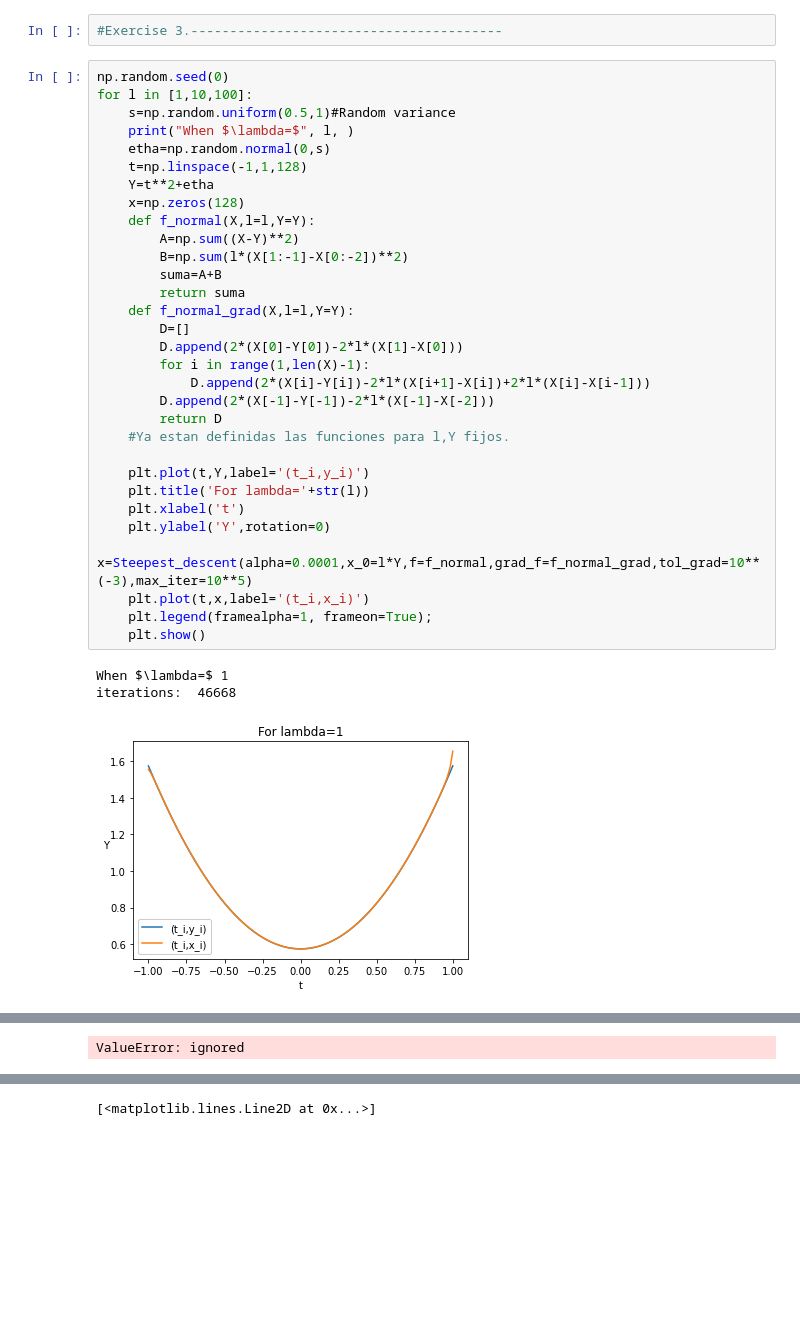
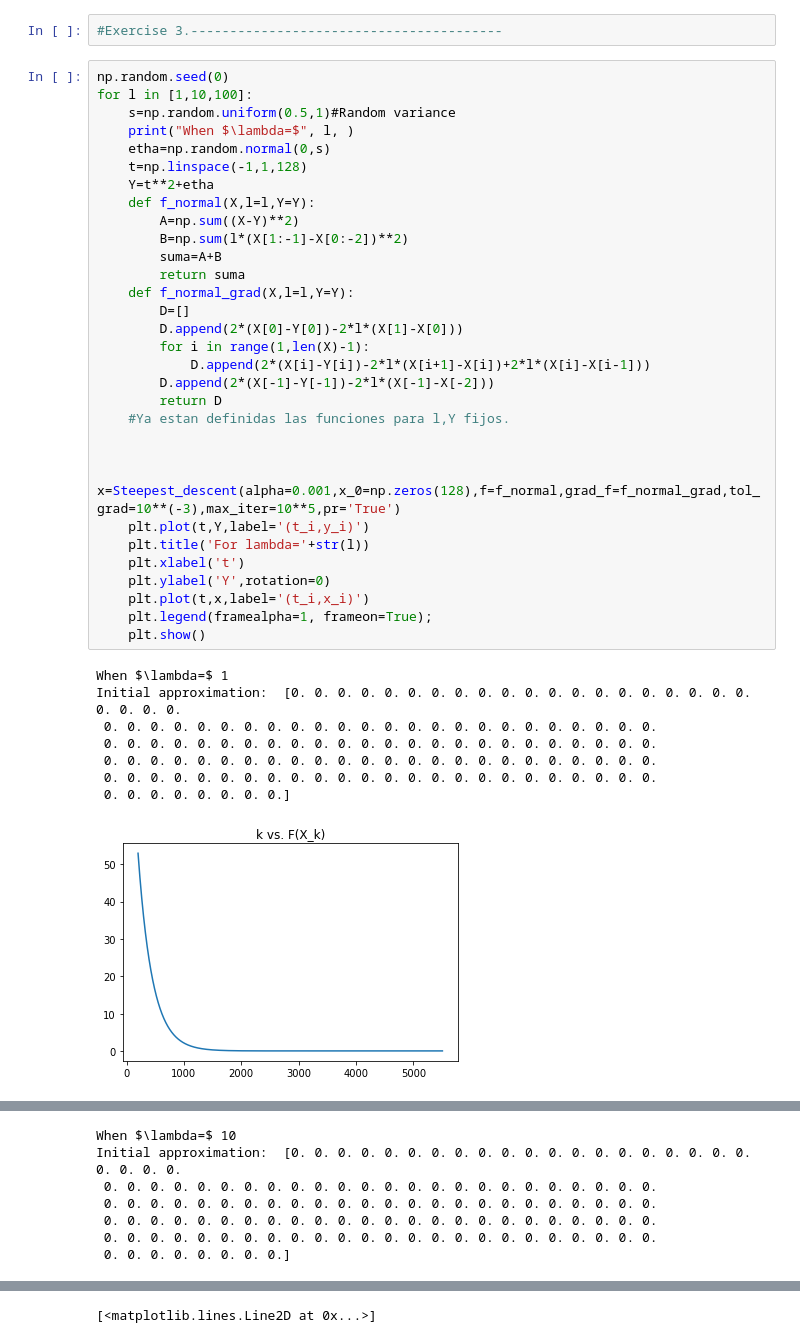
Before and after one commit to JairEsc/Mat_Apl, a Jupyter notebook: Opt_T4.ipynb, the cells around one changed output, grey strips where cells are left out. Saved outputs shown, nothing was run; the diff lists cells and outputs as text; blank space fills up the shorter version.

```diff
--- a/Opt_T4.ipynb
+++ b/Opt_T4.ipynb
@@ -369,34 +369,39 @@ f-Value:  3.3071320058463095e-18
 np.random.seed(0)
 for l in [1,10,100]:
     s=np.random.uniform(0.5,1)#Random variance
     print("When $\lambda=$", l, )
     etha=np.random.normal(0,s)
     t=np.linspace(-1,1,128)
     Y=t**2+etha
-    x=np.zeros(128)
     def f_normal(X,l=l,Y=Y):
         A=np.sum((X-Y)**2)
         B=np.sum(l*(X[1:-1]-X[0:-2])**2)
         suma=A+B
         return suma
     def f_normal_grad(X,l=l,Y=Y):
         D=[]
         D.append(2*(X[0]-Y[0])-2*l*(X[1]-X[0]))
         for i in range(1,len(X)-1):
             D.append(2*(X[i]-Y[i])-2*l*(X[i+1]-X[i])+2*l*(X[i]-X[i-1]))
         D.append(2*(X[-1]-Y[-1])-2*l*(X[-1]-X[-2]))
         return D
     #Ya estan definidas las funciones para l,Y fijos.
 
+
+    x=Steepest_descent(alpha=0.001,x_0=np.zeros(128),f=f_normal,grad_f=f_normal_grad,tol_grad=10**(-3),max_iter=10**5,pr='True')
     plt.plot(t,Y,label='(t_i,y_i)')
     plt.title('For lambda='+str(l))
     plt.xlabel('t')
     plt.ylabel('Y',rotation=0)
-    x=Steepest_descent(alpha=0.0001,x_0=l*Y,f=f_normal,grad_f=f_normal_grad,tol_grad=10**(-3),max_iter=10**5)
     plt.plot(t,x,label='(t_i,x_i)')
     plt.legend(framealpha=1, frameon=True);
     plt.show()
 # %% [output]
 When $\lambda=$ 1
-iterations:  46668
+Initial approximation:  [0. 0. 0. 0. 0. 0. 0. 0. 0. 0. 0. 0. 0. 0. 0. 0. 0. 0. 0. 0. 0. 0. 0. 0.
+ 0. 0. 0. 0. 0. 0. 0. 0. 0. 0. 0. 0. 0. 0. 0. 0. 0. 0. 0. 0. 0. 0. 0. 0.
+ 0. 0. 0. 0. 0. 0. 0. 0. 0. 0. 0. 0. 0. 0. 0. 0. 0. 0. 0. 0. 0. 0. 0. 0.
+ 0. 0. 0. 0. 0. 0. 0. 0. 0. 0. 0. 0. 0. 0. 0. 0. 0. 0. 0. 0. 0. 0. 0. 0.
+ 0. 0. 0. 0. 0. 0. 0. 0. 0. 0. 0. 0. 0. 0. 0. 0. 0. 0. 0. 0. 0. 0. 0. 0.
+ 0. 0. 0. 0. 0. 0. 0. 0.]
-[figure, old version]
+[figure, new version]
@@ -420 +411,7 @@ Last iteration: [2.11918400e+00 2.11132784e+00 2.09804416e+00 2.08130351e+00
-ValueError: ignored
+When $\lambda=$ 10
+Initial approximation:  [0. 0. 0. 0. 0. 0. 0. 0. 0. 0. 0. 0. 0. 0. 0. 0. 0. 0. 0. 0. 0. 0. 0. 0.
+ 0. 0. 0. 0. 0. 0. 0. 0. 0. 0. 0. 0. 0. 0. 0. 0. 0. 0. 0. 0. 0. 0. 0. 0.
+ 0. 0. 0. 0. 0. 0. 0. 0. 0. 0. 0. 0. 0. 0. 0. 0. 0. 0. 0. 0. 0. 0. 0. 0.
+ 0. 0. 0. 0. 0. 0. 0. 0. 0. 0. 0. 0. 0. 0. 0. 0. 0. 0. 0. 0. 0. 0. 0. 0.
+ 0. 0. 0. 0. 0. 0. 0. 0. 0. 0. 0. 0. 0. 0. 0. 0. 0. 0. 0. 0. 0. 0. 0. 0.
+ 0. 0. 0. 0. 0. 0. 0. 0.]
```
Also changed, not shown: parts of 5 cells of this notebook.
